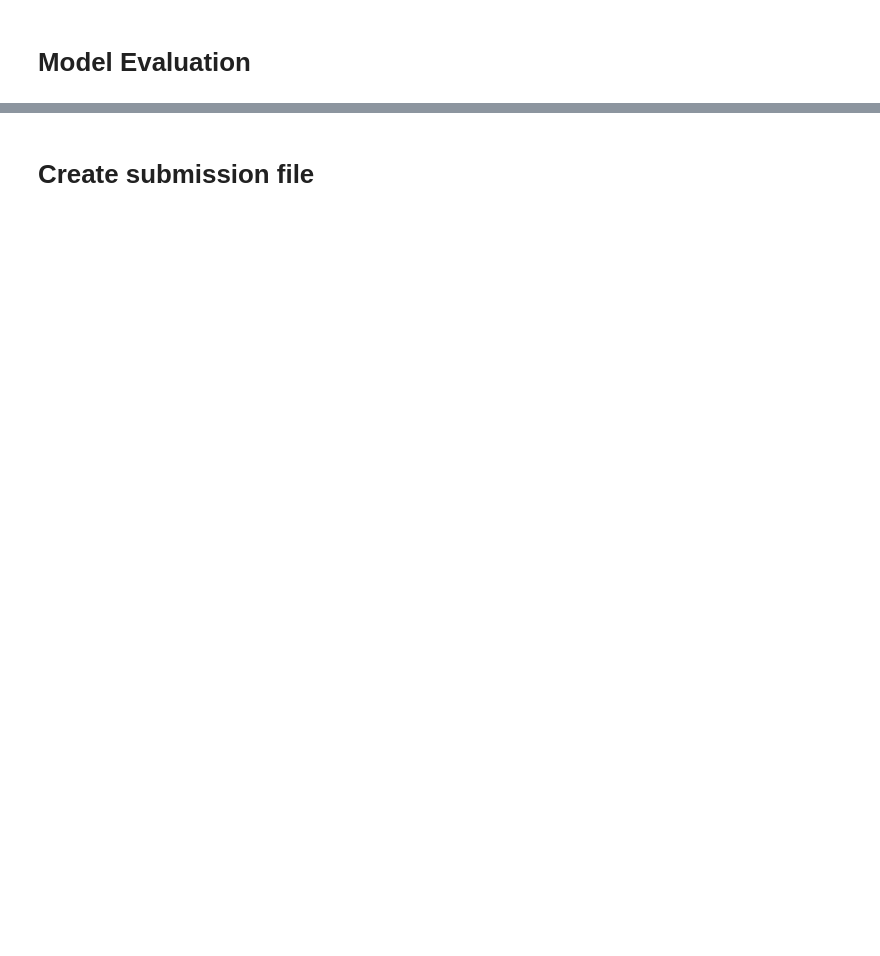
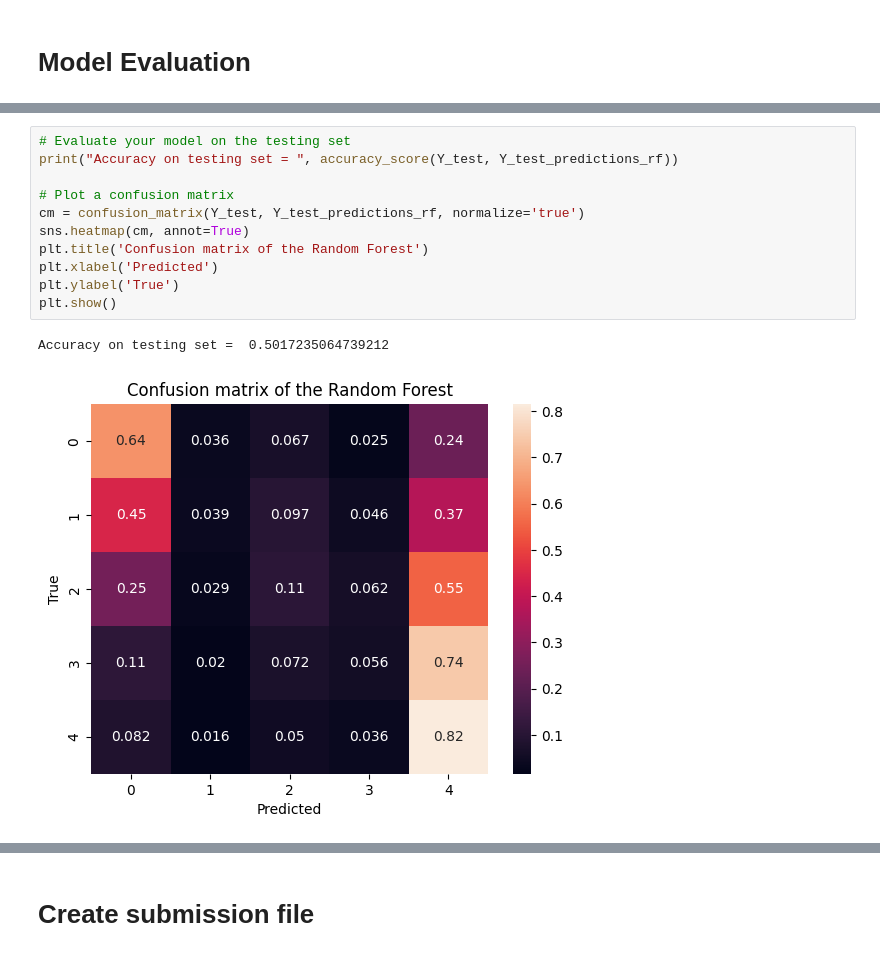
Before and after one commit to blankwatermelon/kenney02-cs506midterm, a Jupyter notebook: starter_code.ipynb, the cells around one changed output, grey strips where cells are left out. Saved outputs shown, nothing was run; the diff lists cells and outputs as text; blank space fills up the shorter version.

```diff
--- a/starter_code.ipynb
+++ b/starter_code.ipynb
@@ -269,0 +309,14 @@ Accuracy on testing set =  0.5610040502402137
+# %%
+# Evaluate your model on the testing set
+print("Accuracy on testing set = ", accuracy_score(Y_test, Y_test_predictions_rf))
+
+# Plot a confusion matrix
+cm = confusion_matrix(Y_test, Y_test_predictions_rf, normalize='true')
+sns.heatmap(cm, annot=True)
+plt.title('Confusion matrix of the Random Forest')
+plt.xlabel('Predicted')
+plt.ylabel('True')
+plt.show()
+# %% [output]
+Accuracy on testing set =  0.5017235064739212
+[figure, added]
```
Also changed, not shown: parts of 13 cells of this notebook.
